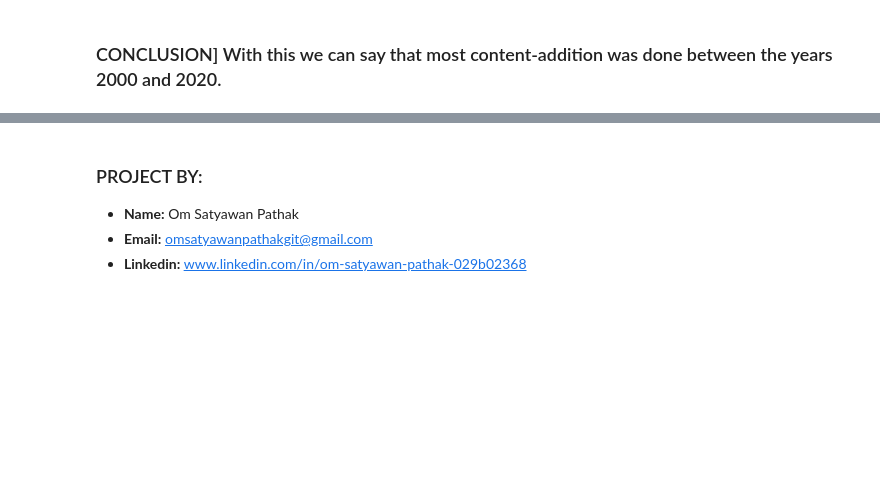
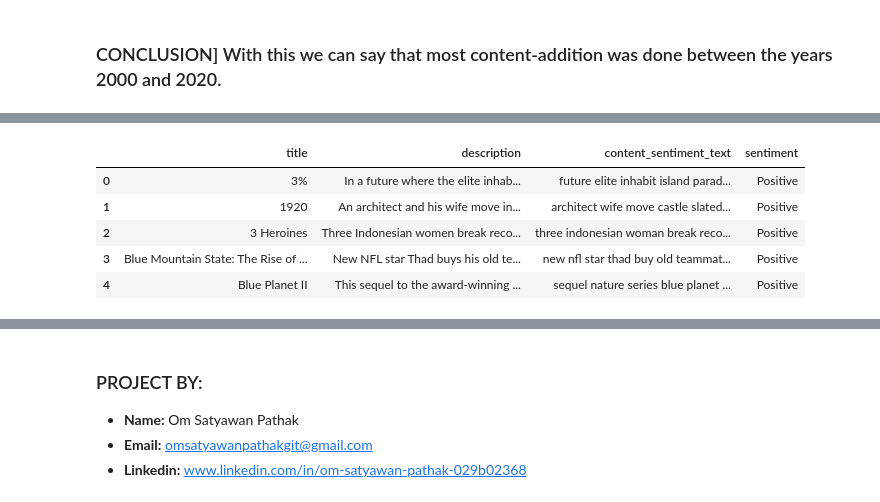
Before and after one commit to omsatyawanpathakgit/DataScienceProjects, a Jupyter notebook: NETFLIX DS PROJECT/netflix_ds_project.ipynb, the cells around one changed output, grey strips where cells are left out. Saved outputs shown, nothing was run; the diff lists cells and outputs as text; code cells hidden in the pictures; blank space fills up the shorter version.

```diff
--- a/NETFLIX DS PROJECT/netflix_ds_project.ipynb
+++ b/NETFLIX DS PROJECT/netflix_ds_project.ipynb
@@ -1312,0 +1398,39 @@ plt.show()
+# %%
+import nltk
+from nltk.sentiment import SentimentIntensityAnalyzer
+from nltk.corpus import stopwords
+from nltk.tokenize import word_tokenize
+from nltk.stem import WordNetLemmatizer
+
+nltk.download('vader_lexicon')
+nltk.download('punkt')
+nltk.download('stopwords')
+nltk.download('wordnet')
+nltk.download('omw-1.4')
+
+stop_words = set(stopwords.words('english'))
+lemmatizer = WordNetLemmatizer()
+analyzer = SentimentIntensityAnalyzer()
+
+def preprocess_text(text):
+    text = str(text).lower()
+    tokens = word_tokenize(text)
+    filtered_tokens = [word for word in tokens if word.isalnum() and word not in stop_words]
+    lemmatized_tokens = [lemmatizer.lemmatize(word) for word in filtered_tokens]
+    return " ".join(lemmatized_tokens)
+
+def get_sentiment(text):
+    scores = analyzer.polarity_scores(text)
+    compound = scores['compound']
+    if compound >= 0.05:
+        return 'Positive'
+    elif compound <= -0.05:
+        return 'Negative'
+    else:
+        return 'Neutral'
+
+df['content_sentiment_text'] = df['description'].fillna('').apply(preprocess_text)
+df['sentiment'] = df['content_sentiment_text'].apply(get_sentiment)
+
+df[['title', 'description', 'content_sentiment_text', 'sentiment']].head()
+# %% [output]
@@ -1312,0 +1452,6 @@ plt.show()
+|  | title | description | content_sentiment_text | sentiment |
+| 0 | 3% | In a future where the elite inhab... | future elite inhabit island parad... | Positive |
+| 1 | 1920 | An architect and his wife move in... | architect wife move castle slated... | Positive |
+| 2 | 3 Heroines | Three Indonesian women break reco... | three indonesian woman break reco... | Positive |
+| 3 | Blue Mountain State: The Rise of ... | New NFL star Thad buys his old te... | new nfl star thad buy old teammat... | Positive |
+| 4 | Blue Planet II | This sequel to the award-winning ... | sequel nature series blue planet ... | Positive |
```
Also changed, not shown: parts of 17 cells of this notebook, 2 other files.
